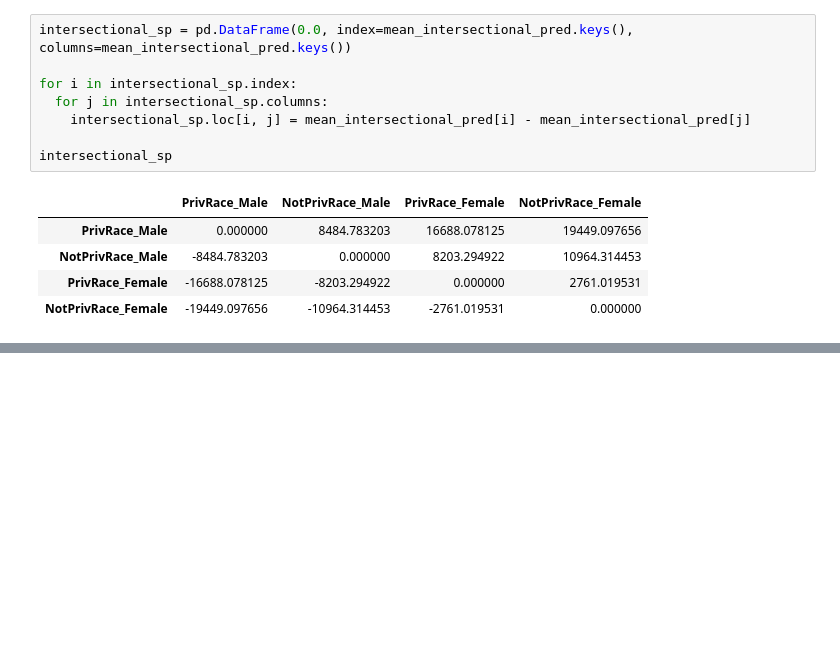
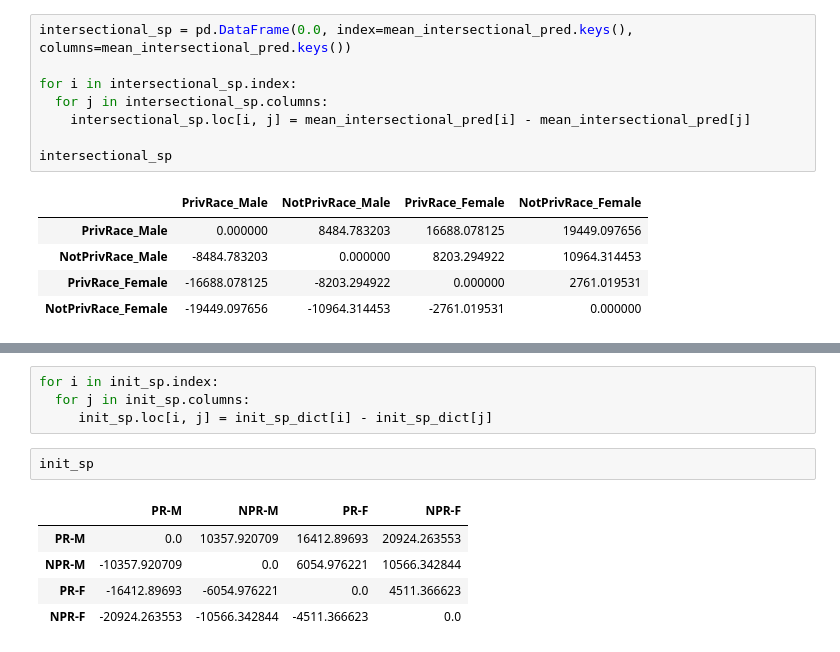
Before and after one commit to Jagoda222/HCML_2, a Jupyter notebook: David_1.ipynb, the cells around one changed output, grey strips where cells are left out. Saved outputs shown, nothing was run; the diff lists cells and outputs as text; blank space fills up the shorter version.

```diff
--- a/David_1.ipynb
+++ b/David_1.ipynb
@@ -259,0 +279,12 @@ intersectional_sp
+# %%
+for i in init_sp.index:
+  for j in init_sp.columns:
+     init_sp.loc[i, j] = init_sp_dict[i] - init_sp_dict[j]
+# %%
+init_sp
+# %% [output]
+|  | PR-M | NPR-M | PR-F | NPR-F |
+| PR-M | 0.0 | 10357.920709 | 16412.89693 | 20924.263553 |
+| NPR-M | -10357.920709 | 0.0 | 6054.976221 | 10566.342844 |
+| PR-F | -16412.89693 | -6054.976221 | 0.0 | 4511.366623 |
+| NPR-F | -20924.263553 | -10566.342844 | -4511.366623 | 0.0 |
```
Also changed, not shown: parts of 3 cells of this notebook.
